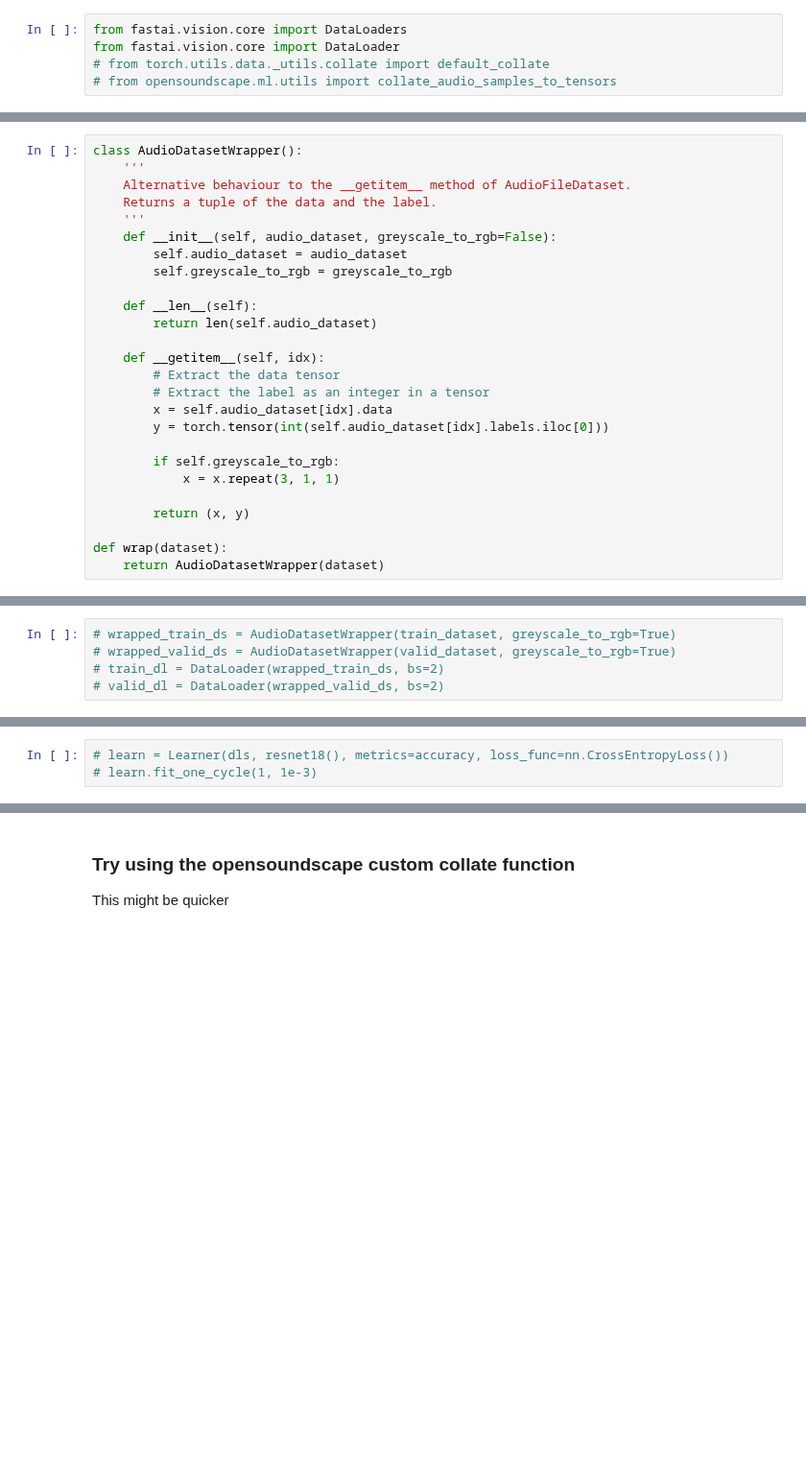
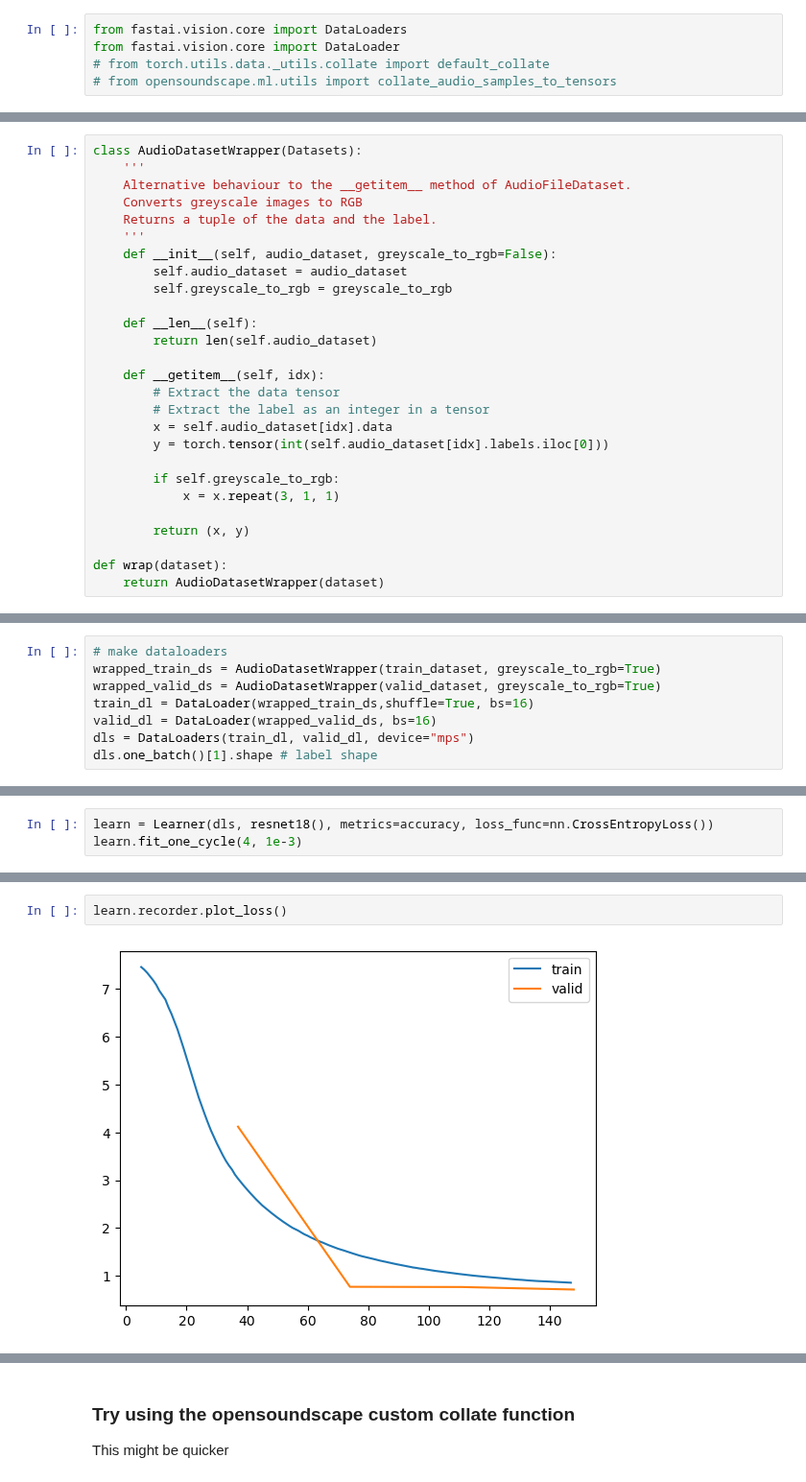
Before and after one commit to Mgallimore88/osfl_cnn_recognizer, a Jupyter notebook: notebooks/exploratory_nbs/1.14-mjg-osfl-check-build-dataset.ipynb, the cells around one changed output, grey strips where cells are left out. Shown at 96% size. Saved outputs shown, nothing was run; the diff lists cells and outputs as text; blank space fills up the shorter version.

```diff
--- a/notebooks/exploratory_nbs/1.14-mjg-osfl-check-build-dataset.ipynb
+++ b/notebooks/exploratory_nbs/1.14-mjg-osfl-check-build-dataset.ipynb
@@ -140,7 +162,8 @@ from fastai.vision.all import *
 # %%
-class AudioDatasetWrapper():
+class AudioDatasetWrapper(Datasets):
     '''
     Alternative behaviour to the __getitem__ method of AudioFileDataset.
+    Converts greyscale images to RGB
     Returns a tuple of the data and the label.
     '''
     def __init__(self, audio_dataset, greyscale_to_rgb=False):
@@ -166,5 +211,8 @@ def wrap(dataset):
 # %%
-# wrapped_train_ds = AudioDatasetWrapper(train_dataset, greyscale_to_rgb=True)
-# wrapped_valid_ds = AudioDatasetWrapper(valid_dataset, greyscale_to_rgb=True)
-# train_dl = DataLoader(wrapped_train_ds, bs=2)
-# valid_dl = DataLoader(wrapped_valid_ds, bs=2)
+# make dataloaders
+wrapped_train_ds = AudioDatasetWrapper(train_dataset, greyscale_to_rgb=True)
+wrapped_valid_ds = AudioDatasetWrapper(valid_dataset, greyscale_to_rgb=True)
+train_dl = DataLoader(wrapped_train_ds,shuffle=True, bs=16)
+valid_dl = DataLoader(wrapped_valid_ds, bs=16)
+dls = DataLoaders(train_dl, valid_dl, device="mps")
+dls.one_batch()[1].shape # label shape
@@ -174,3 +232,3 @@ def wrap(dataset):
 # %%
-# learn = Learner(dls, resnet18(), metrics=accuracy, loss_func=nn.CrossEntropyLoss())
-# learn.fit_one_cycle(1, 1e-3)
+learn = Learner(dls, resnet18(), metrics=accuracy, loss_func=nn.CrossEntropyLoss())
+learn.fit_one_cycle(4, 1e-3)
@@ -176,0 +241,4 @@ def wrap(dataset):
+# %%
+learn.recorder.plot_loss()
+# %% [output]
+[figure, added]
```
Also changed, not shown: parts of 70 cells of this notebook.
